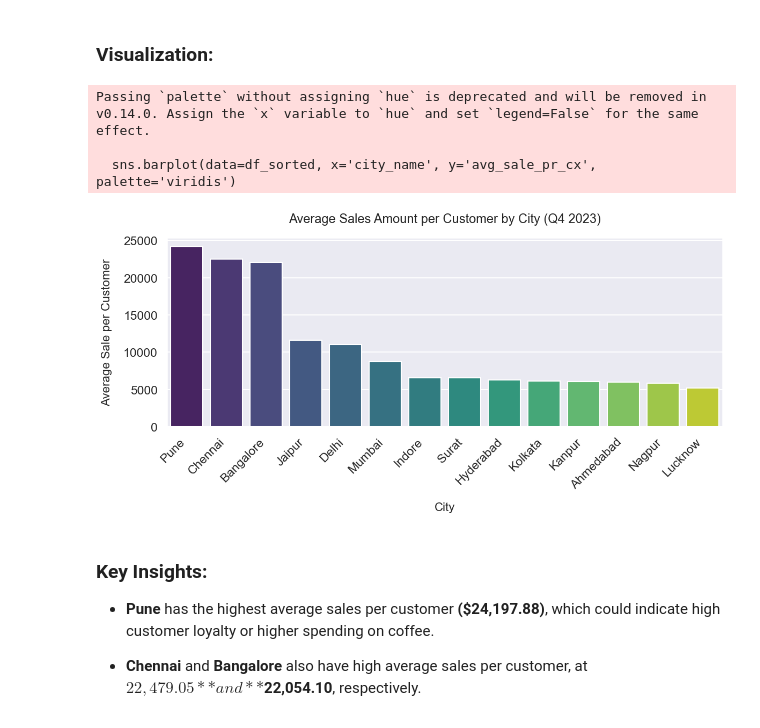
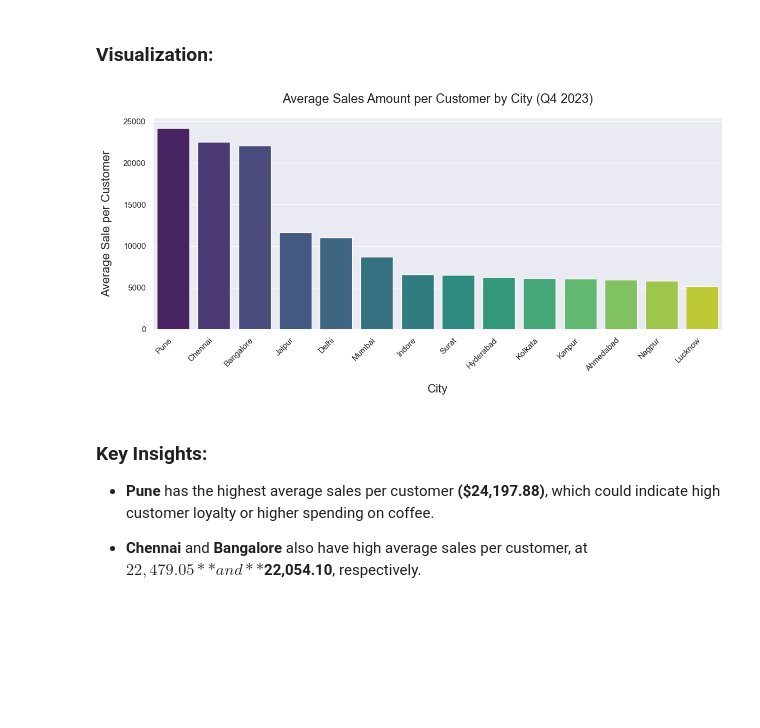
Before and after one commit to BartlomiejIT/Monday-Coffee-Co.-Market-Potential, a Jupyter notebook: Monday Coffee Co. India Market Potential (SQL - PYTHON).ipynb, the cells around one changed output. Cells and saved outputs as stored; diff of their text form; code cells hidden in the pictures; blank space fills up the shorter version.

```diff
--- a/Monday Coffee Co. India Market Potential (SQL - PYTHON).ipynb
+++ b/Monday Coffee Co. India Market Potential (SQL - PYTHON).ipynb
@@ -568,37 +568,34 @@ df
 # %%
 # Sort the DataFrame by 'avg_sale_pr_cx' in descending order
 df_sorted = df.sort_values(by='avg_sale_pr_cx', ascending=False)
 
 # Set a Plotly-like style using Seaborn
 sns.set_style("darkgrid")
 
 # Create a figure with an appropriate size
 plt.figure(figsize=(12, 6))
 
 # Create a bar chart
-sns.barplot(data=df_sorted, x='city_name', y='avg_sale_pr_cx', palette='viridis')
+sns.barplot(data=df_sorted, x='city_name', y='avg_sale_pr_cx', palette='viridis', legend=False, hue='city_name')
 
 # Set the title and labels with increased font sizes and additional spacing
 plt.title('Average Sales Amount per Customer by City (Q4 2023)', fontsize=17, pad=20)
 plt.xlabel('City', fontsize=16, labelpad=15)
 plt.ylabel('Average Sale per Customer', fontsize=16, labelpad=15)
 
 # Rotate the x-axis labels for better readability
 plt.xticks(rotation=45, ha='right')
 
 # Adjust the layout to prevent clipping of tick-labels
 plt.tight_layout()
 
 # Save the figure as a PNG file (optional)
 plt.savefig("static_bar_chart.png", dpi=300)
 
 # Display the plot
 plt.show()
 # %% [output]
-Passing `palette` without assigning `hue` is deprecated and will be removed in v0.14.0. Assign the `x` variable to `hue` and set `legend=False` for the same effect.
-
-  sns.barplot(data=df_sorted, x='city_name', y='avg_sale_pr_cx', palette='viridis')
-[figure, old version]
+[figure, new version]
 # %% [markdown]
 ### Key Insights:
 
```
Also changed, not shown: parts of 8 cells of this notebook.
